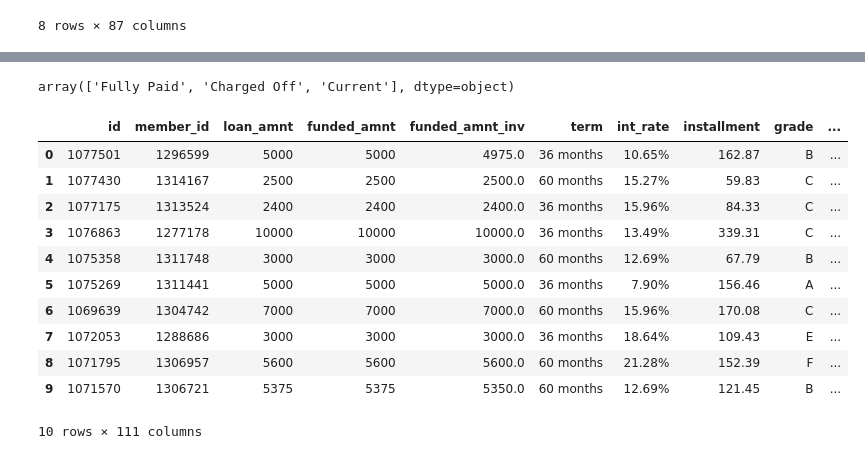
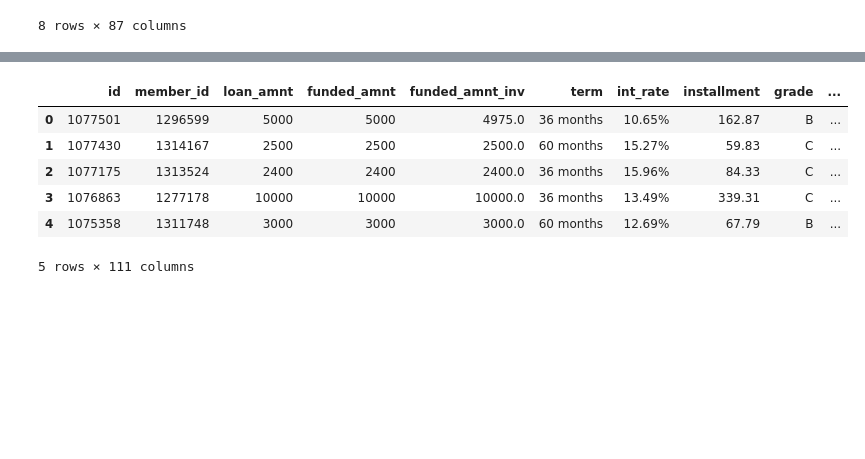
Before and after one commit to cyberpirate92/lending-club-case-study, a Jupyter notebook: Lending Club Case Study.ipynb, the cells around one changed output, grey strips where cells are left out. Drawn from its saved outputs; the diff is of its cells as text; code cells hidden in the pictures; blank space fills up the shorter version.

```diff
--- a/Lending Club Case Study.ipynb
+++ b/Lending Club Case Study.ipynb
@@ -53,19 +26,11 @@ list(loan_data.columns)
-# %%
-loan_data.loan_status.unique()
-# %% [output]
-array(['Fully Paid', 'Charged Off', 'Current'], dtype=object)
 # %%
-loan_data.head(10)
+# Get a preview
+loan_data.head()
 # %% [output]
 |  | id | member_id | loan_amnt | funded_amnt | funded_amnt_inv | term | int_rate | installment | grade | ... |
 | 0 | 1077501 | 1296599 | 5000 | 5000 | 4975.0 | 36 months | 10.65% | 162.87 | B | ... |
 | 1 | 1077430 | 1314167 | 2500 | 2500 | 2500.0 | 60 months | 15.27% | 59.83 | C | ... |
 | 2 | 1077175 | 1313524 | 2400 | 2400 | 2400.0 | 36 months | 15.96% | 84.33 | C | ... |
 | 3 | 1076863 | 1277178 | 10000 | 10000 | 10000.0 | 36 months | 13.49% | 339.31 | C | ... |
 | 4 | 1075358 | 1311748 | 3000 | 3000 | 3000.0 | 60 months | 12.69% | 67.79 | B | ... |
-| 5 | 1075269 | 1311441 | 5000 | 5000 | 5000.0 | 36 months | 7.90% | 156.46 | A | ... |
-| 6 | 1069639 | 1304742 | 7000 | 7000 | 7000.0 | 60 months | 15.96% | 170.08 | C | ... |
-| 7 | 1072053 | 1288686 | 3000 | 3000 | 3000.0 | 36 months | 18.64% | 109.43 | E | ... |
-| 8 | 1071795 | 1306957 | 5600 | 5600 | 5600.0 | 60 months | 21.28% | 152.39 | F | ... |
-| 9 | 1071570 | 1306721 | 5375 | 5375 | 5350.0 | 60 months | 12.69% | 121.45 | B | ... |
-10 rows × 111 columns
+5 rows × 111 columns
```
Also changed, not shown: parts of 16 cells of this notebook.
